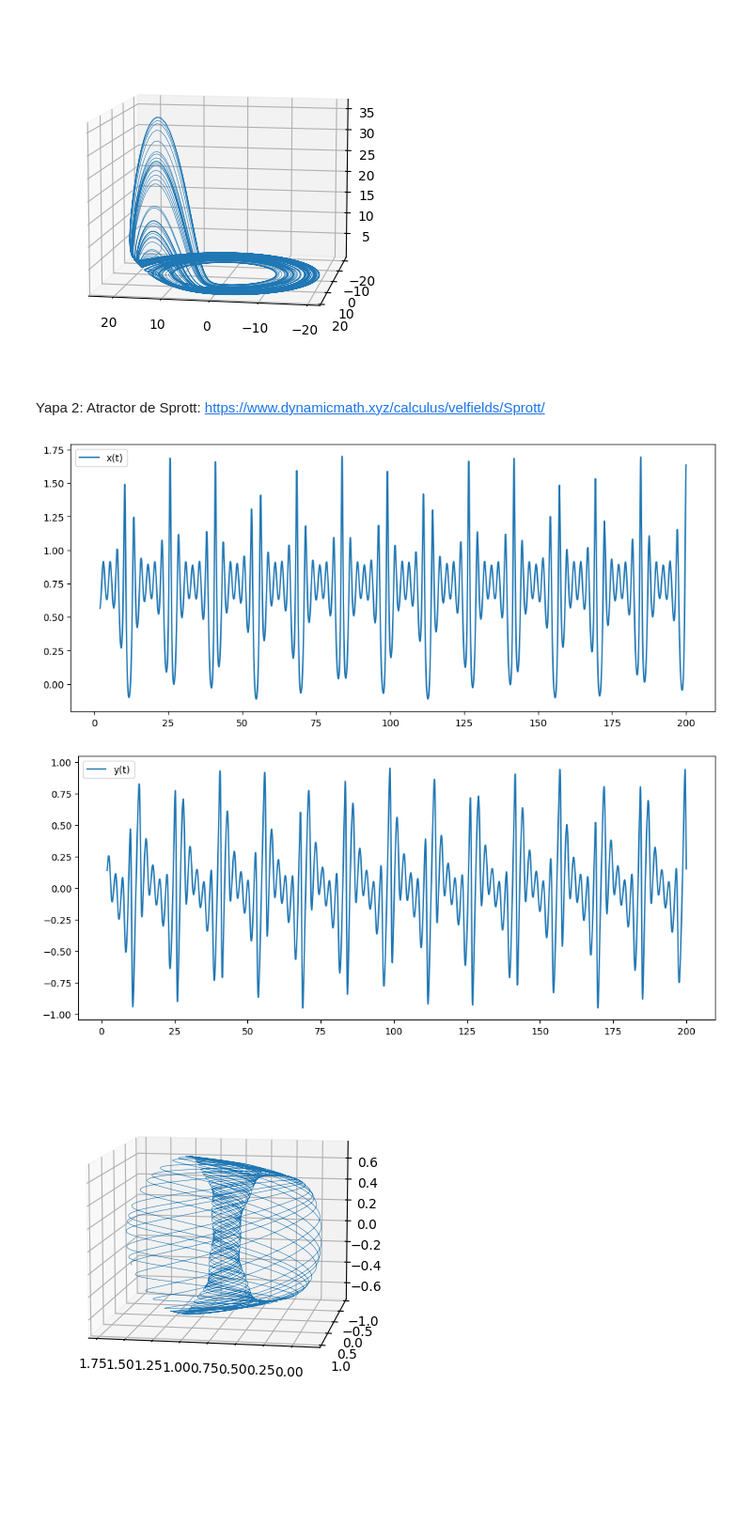
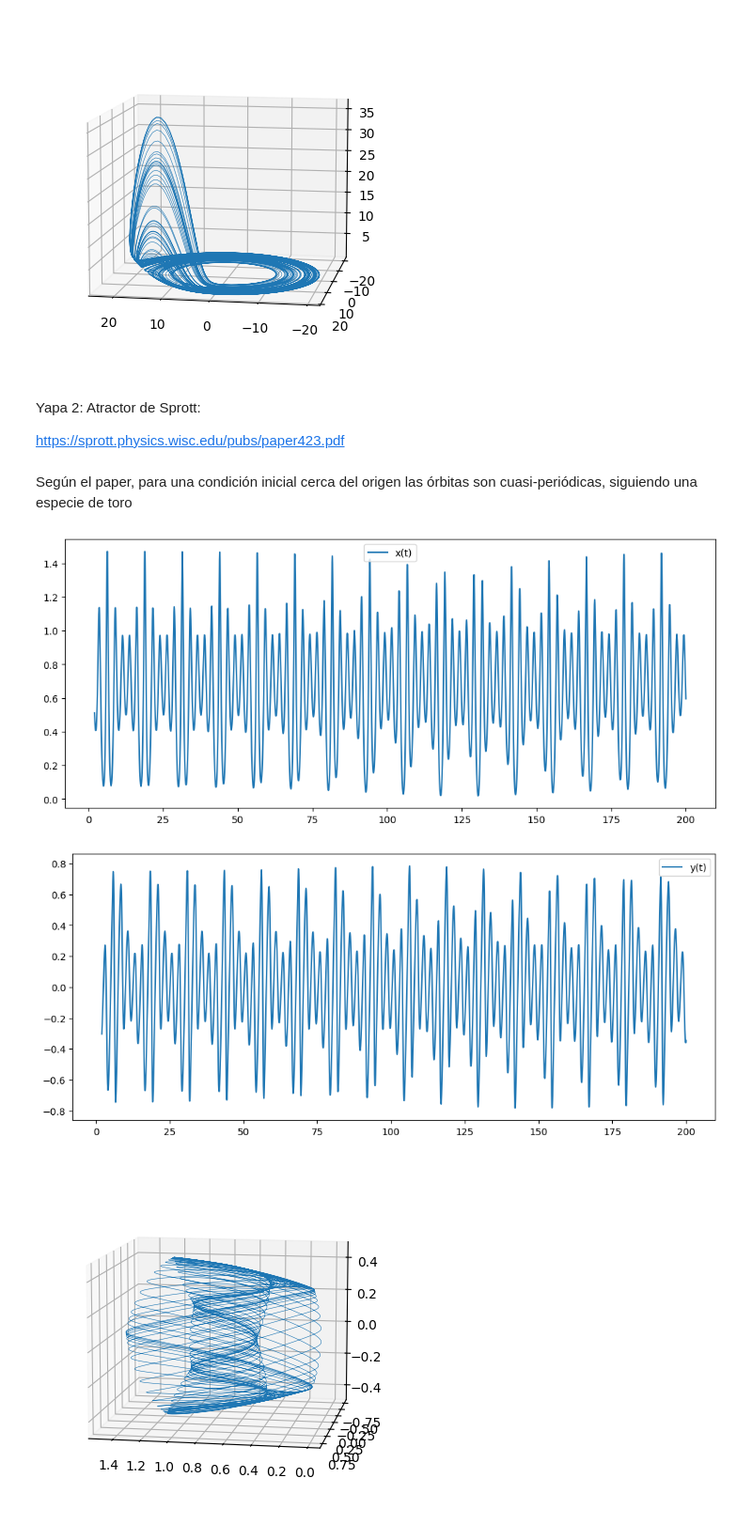
Before and after one commit to lautarogiordano/practicas-complejidad, a Jupyter notebook: p3-caos/caos.ipynb, the cells around one changed output. Shown at 94% size. Cells and saved outputs as stored; diff of their text form; code cells hidden in the pictures; blank space fills up the shorter version.

Commit message:
sprott

```diff
--- a/p3-caos/caos.ipynb
+++ b/p3-caos/caos.ipynb
@@ -189,29 +189,31 @@ generate_plots(x, t, drop)
 [figure]
 [figure]
 # %% [markdown]
-Yapa 2: Atractor de Sprott: https://www.dynamicmath.xyz/calculus/velfields/Sprott/
+Yapa 2: Atractor de Sprott:
+
+https://sprott.physics.wisc.edu/pubs/paper423.pdf
 # %%
 def sprott_eqs(vars, t):
-    a, b = 2.07, 1.79
-
     x, y, z = vars
 
-    dx = y + a * x * y + x * z
-    dy = 1 - b * x**2 + y *z
+    dx = y + 2 * x * y + x * z
+    dy = 1 - 2 * x**2 + y *z
     dz = x - x**2 - y**2
 
     return [dx, dy, dz]
 
 def sprott_solver(x0, t):
     return odeint(sprott_eqs, x0, t)
+# %% [markdown]
+Según el paper, para una condición inicial cerca del origen las órbitas son cuasi-periódicas, siguiendo una especie de toro
 # %%
-x0 = [.5, .5, -.5]
+x0 = [.5, 0, 0]
 t = np.linspace(0, 200, 100000)
 x = sprott_solver(x0, t)
 drop = 1000
 
 generate_plots(x, t, drop)
 # %% [output]
-[figure, old version]
+[figure, new version]
-[figure, old version]
+[figure, new version]
-[figure, old version]
+[figure, new version]
```
Also changed, not shown: parts of 6 cells of this notebook.
